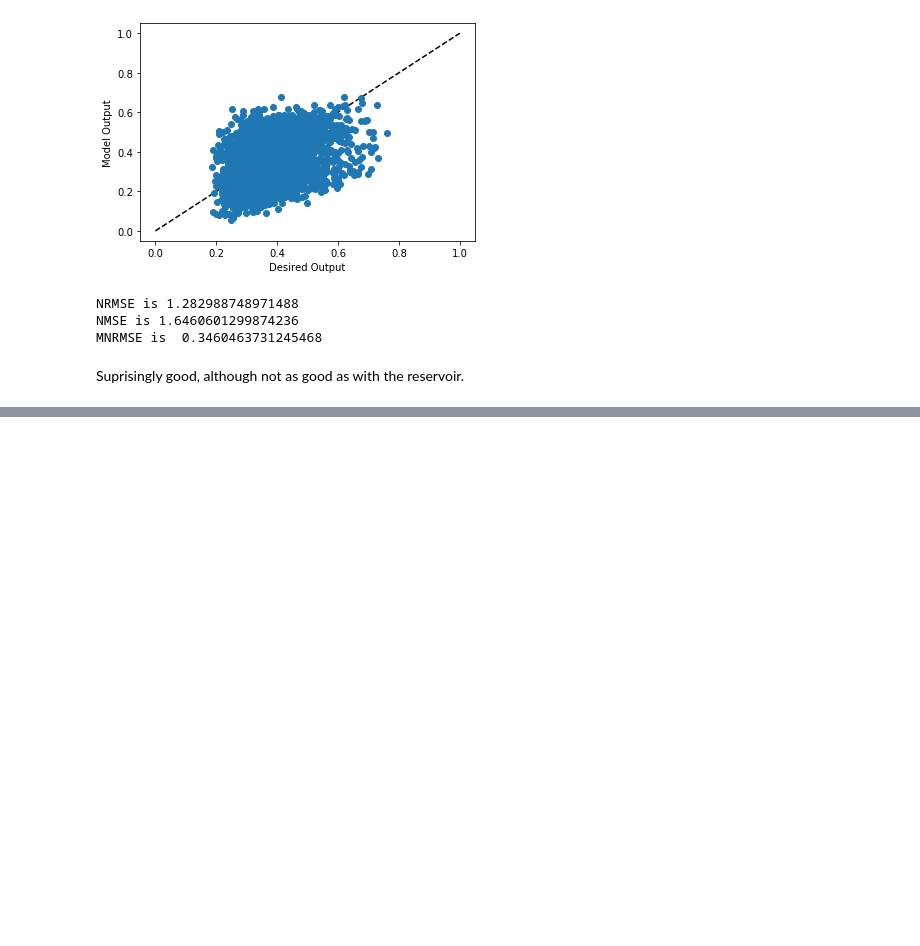
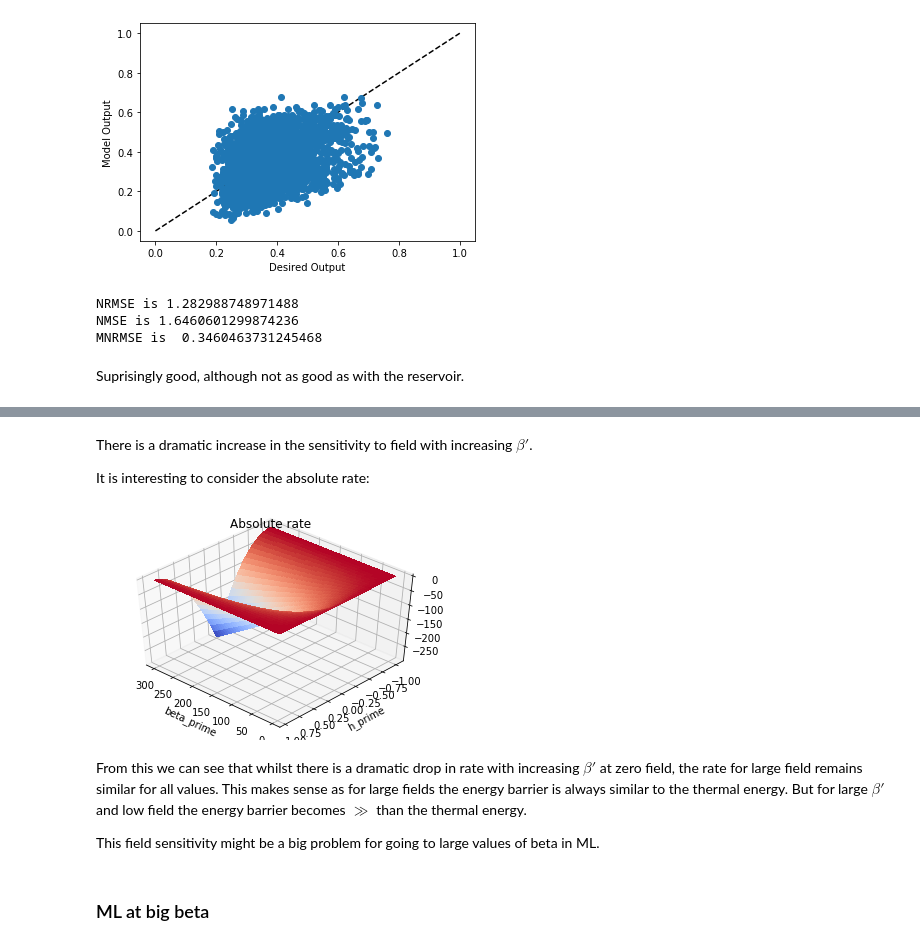
Before and after one commit to spintronic-computing-group/spnc, a Jupyter notebook: notebooks/SPNC_dev_and_testing/SPNC_dev_and_testing.ipynb, the cells around one changed output, grey strips where cells are left out. Drawn from its saved outputs; the diff is of its cells as text; code cells hidden in the pictures; blank space fills up the shorter version.

```diff
--- a/notebooks/SPNC_dev_and_testing/SPNC_dev_and_testing.ipynb
+++ b/notebooks/SPNC_dev_and_testing/SPNC_dev_and_testing.ipynb
@@ -1382,0 +1443,38 @@ Suprisingly good, although not as good as with the reservoir.
+# %% [markdown]
+There is a dramatic increase in the sensitivity to field with increasing $\beta'$. <br>
+
+It is interesting to consider the absolute rate:
+# %%
+# Remove previously open figure
+if 'w_prime_fig' in locals():
+    plt.close(w_prime_fig)
+
+def SPNC_total_rate_sw(beta_prime,h_prime):
+
+    w = SPNC_rate_sw(beta_prime,h_prime,+1) + SPNC_rate_sw(beta_prime,h_prime,-1)
+    return w
+
+
+# Set up plot
+w_prime_fig = plt.figure()
+ax = w_prime_fig.gca(projection='3d')
+beta_prime = np.arange(3,300,1.0)
+h_prime = np.arange(-1,1,0.05)
+beta_prime, h_prime = np.meshgrid(beta_prime, h_prime)
+ax.set_title("Absolute rate")
+ax.set_xlabel("beta_prime")
+ax.set_ylabel('h_prime')
+ax.set_zlabel('log(rate)')
+ax.view_init(azim=133, elev=45)
+# Plot
+surf = ax.plot_surface(beta_prime,h_prime,np.log(SPNC_total_rate_sw(beta_prime,h_prime)),
+                       cmap = cm.coolwarm, linewidth = 0, antialiased=False)
+plt.show()
+# %% [output]
+[figure, added]
+# %% [markdown]
+From this we can see that whilst there is a dramatic drop in rate with increasing $\beta'$ at zero field, the rate for large field remains similar for all values. This makes sense as for large fields the energy barrier is always similar to the thermal energy. But for large $\beta'$ and low field the energy barrier becomes $\gg$ than the thermal energy.
+
+This field sensitivity might be a big problem for going to large values of beta in ML.
+# %% [markdown]
+### ML at big beta
```
Also changed, not shown: parts of 11 cells of this notebook, 3 other files.
